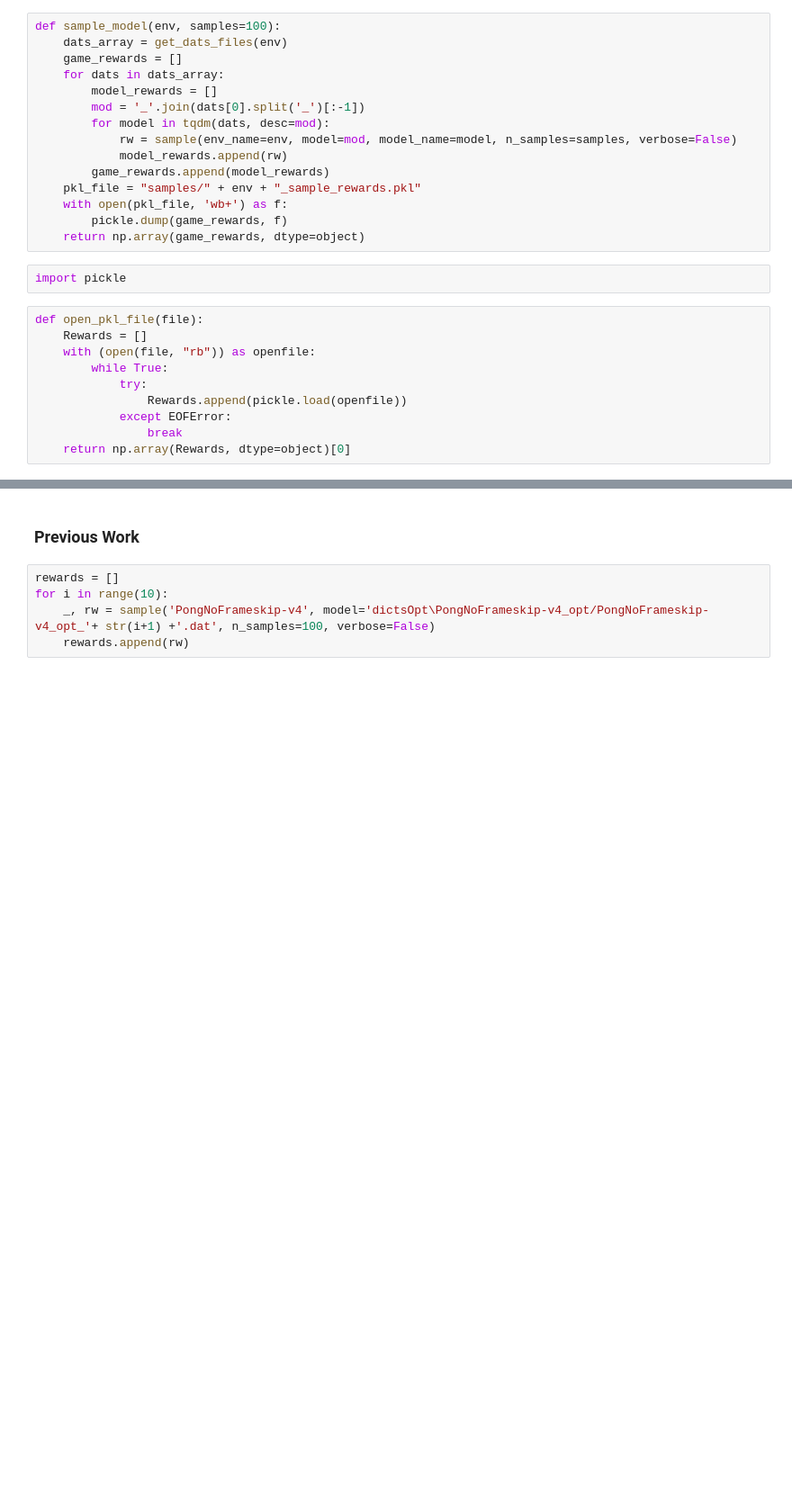
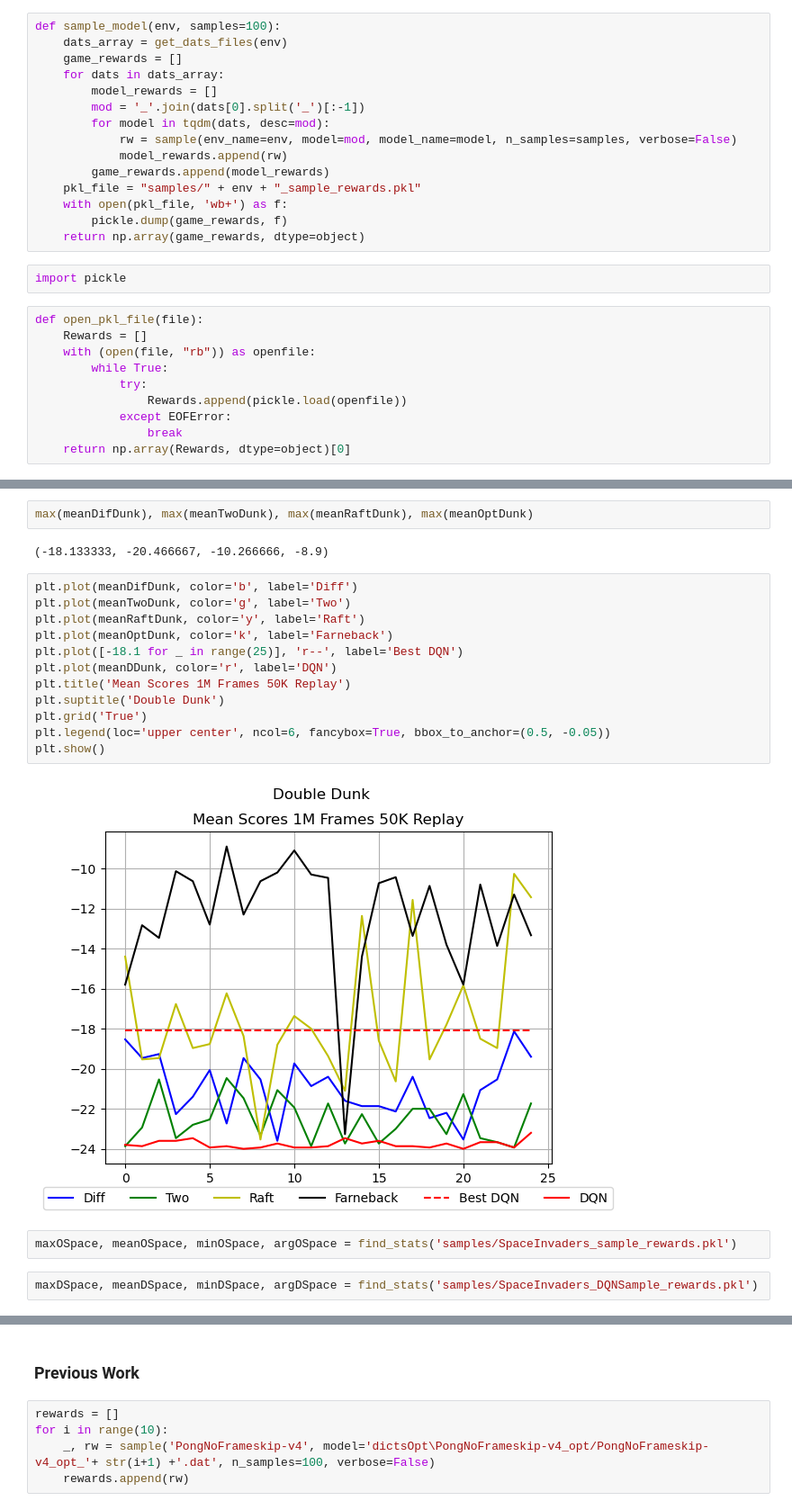
Before and after one commit to jersy2109/Tesis, a Jupyter notebook: OPT.ipynb, the cells around one changed output, grey strips where cells are left out. Shown at 90% size. Saved outputs shown, nothing was run; the diff lists cells and outputs as text; blank space fills up the shorter version.

```diff
--- a/OPT.ipynb
+++ b/OPT.ipynb
@@ -682,0 +622,22 @@ np.max(Pacman50, axis=1), np.max(Pacman75, axis=1), np.max(Pacman100, axis=1), n
+# %%
+max(meanDifDunk), max(meanTwoDunk), max(meanRaftDunk), max(meanOptDunk)
+# %% [output]
+(-18.133333, -20.466667, -10.266666, -8.9)
+# %%
+plt.plot(meanDifDunk, color='b', label='Diff')
+plt.plot(meanTwoDunk, color='g', label='Two')
+plt.plot(meanRaftDunk, color='y', label='Raft')
+plt.plot(meanOptDunk, color='k', label='Farneback')
+plt.plot([-18.1 for _ in range(25)], 'r--', label='Best DQN')
+plt.plot(meanDDunk, color='r', label='DQN')
+plt.title('Mean Scores 1M Frames 50K Replay')
+plt.suptitle('Double Dunk')
+plt.grid('True')
+plt.legend(loc='upper center', ncol=6, fancybox=True, bbox_to_anchor=(0.5, -0.05))
+plt.show()
+# %% [output]
+[figure, added]
+# %%
+maxOSpace, meanOSpace, minOSpace, argOSpace = find_stats('samples/SpaceInvaders_sample_rewards.pkl')
+# %%
+maxDSpace, meanDSpace, minDSpace, argDSpace = find_stats('samples/SpaceInvaders_DQNSample_rewards.pkl')
```
Also changed, not shown: parts of 32 cells of this notebook, 3 other files.
